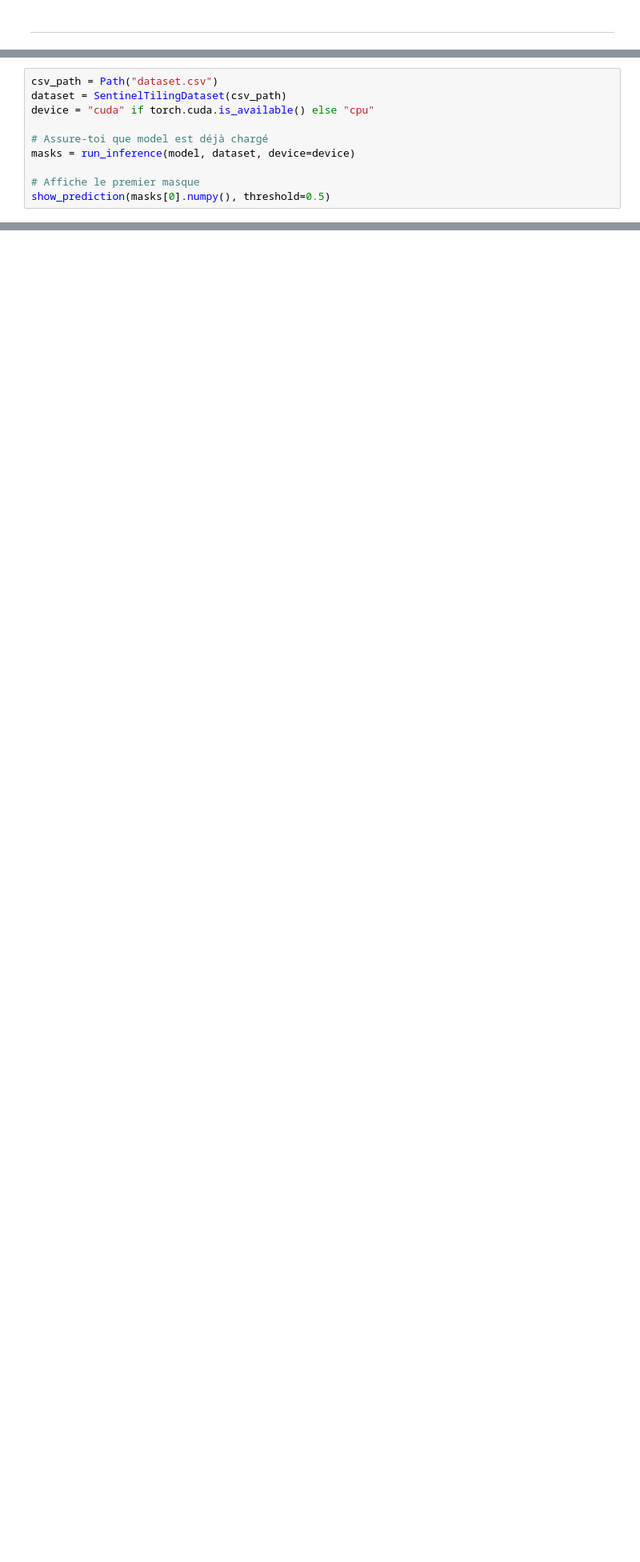
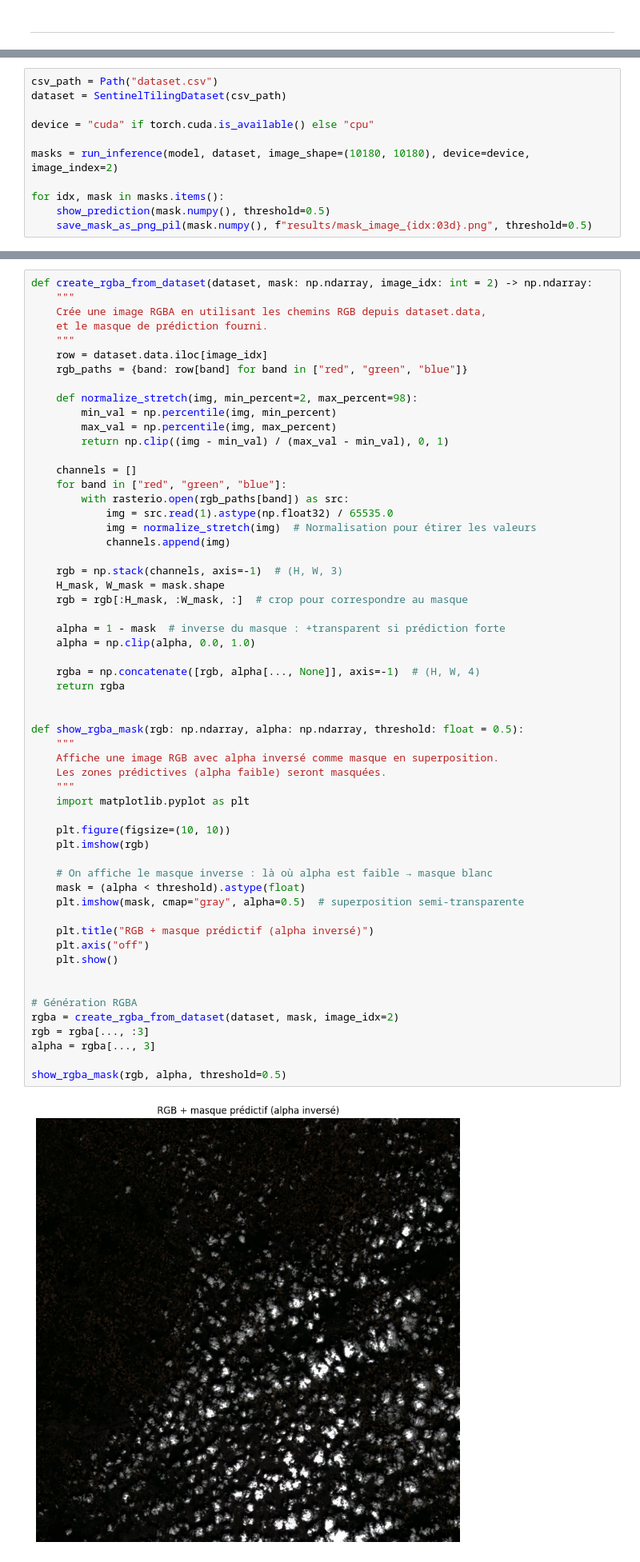
Before and after one commit to tristanGIANDO/satellite, a Jupyter notebook: satellite/exploration/inference.ipynb, the cells around one changed output, grey strips where cells are left out. Shown at 80% size. Drawn from its saved outputs; the diff is of its cells as text; blank space fills up the shorter version.

Commit message:
feat: minus mask on whole image

```diff
--- a/satellite/exploration/inference.ipynb
+++ b/satellite/exploration/inference.ipynb
@@ -378,11 +212,12 @@ def show_prediction(full_mask: np.ndarray, threshold=0.5):
 # %%
 csv_path = Path("dataset.csv")
 dataset = SentinelTilingDataset(csv_path)
+
 device = "cuda" if torch.cuda.is_available() else "cpu"
 
-# Assure-toi que model est déjà chargé
-masks = run_inference(model, dataset, device=device)
+masks = run_inference(model, dataset, image_shape=(10180, 10180), device=device, image_index=2)
 
-# Affiche le premier masque
-show_prediction(masks[0].numpy(), threshold=0.5)
+for idx, mask in masks.items():
+    show_prediction(mask.numpy(), threshold=0.5)
+    save_mask_as_png_pil(mask.numpy(), f"results/mask_image_{idx:03d}.png", threshold=0.5)
 # %% [output]
@@ -403,0 +225,59 @@ for idx, mask in masks.items():
+# %%
+def create_rgba_from_dataset(dataset, mask: np.ndarray, image_idx: int = 2) -> np.ndarray:
+    """
+    Crée une image RGBA en utilisant les chemins RGB depuis dataset.data,
+    et le masque de prédiction fourni.
+    """
+    row = dataset.data.iloc[image_idx]
+    rgb_paths = {band: row[band] for band in ["red", "green", "blue"]}
+
+    def normalize_stretch(img, min_percent=2, max_percent=98):
+        min_val = np.percentile(img, min_percent)
+        max_val = np.percentile(img, max_percent)
+        return np.clip((img - min_val) / (max_val - min_val), 0, 1)
+
+    channels = []
+    for band in ["red", "green", "blue"]:
+        with rasterio.open(rgb_paths[band]) as src:
+            img = src.read(1).astype(np.float32) / 65535.0
+            img = normalize_stretch(img)  # Normalisation pour étirer les valeurs
+            channels.append(img)
+
+    rgb = np.stack(channels, axis=-1)  # (H, W, 3)
+    H_mask, W_mask = mask.shape
+    rgb = rgb[:H_mask, :W_mask, :]  # crop pour correspondre au masque
+
+    alpha = 1 - mask  # inverse du masque : +transparent si prédiction forte
+    alpha = np.clip(alpha, 0.0, 1.0)
+
+    rgba = np.concatenate([rgb, alpha[..., None]], axis=-1)  # (H, W, 4)
+    return rgba
+
+
+def show_rgba_mask(rgb: np.ndarray, alpha: np.ndarray, threshold: float = 0.5):
+    """
+    Affiche une image RGB avec alpha inversé comme masque en superposition.
+    Les zones prédictives (alpha faible) seront masquées.
+    """
+    import matplotlib.pyplot as plt
+
+    plt.figure(figsize=(10, 10))
+    plt.imshow(rgb)
+
+    # On affiche le masque inverse : là où alpha est faible → masque blanc
+    mask = (alpha < threshold).astype(float)
+    plt.imshow(mask, cmap="gray", alpha=0.5)  # superposition semi-transparente
+
+    plt.title("RGB + masque prédictif (alpha inversé)")
+    plt.axis("off")
+    plt.show()
+
+
+# Génération RGBA
+rgba = create_rgba_from_dataset(dataset, mask, image_idx=2)
+rgb = rgba[..., :3]
+alpha = rgba[..., 3]
+
+show_rgba_mask(rgb, alpha, threshold=0.5)
+# %% [output]
+[figure, added]
```
Also changed, not shown: parts of 10 cells of this notebook, 4 other files.
